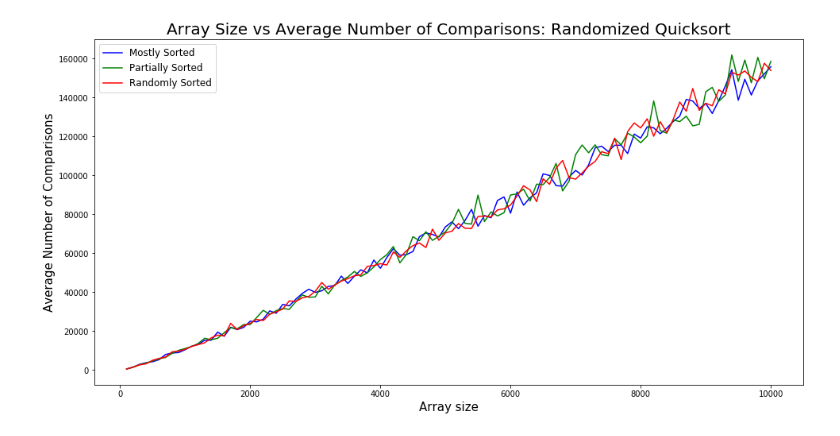
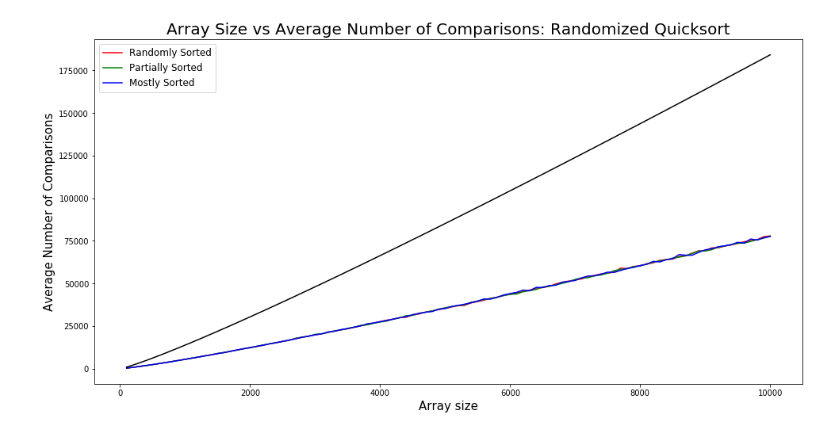
Before and after one commit to nathanielcrosby/QuickSort, a Jupyter notebook: random_graph.ipynb, the cells around one changed output. Saved outputs shown, nothing was run; the diff lists cells and outputs as text; code cells hidden in the pictures.

```diff
--- a/random_graph.ipynb
+++ b/random_graph.ipynb
@@ -35,14 +44,30 @@ y_random = y_random.astype('int')
+# %%
+avgData_random = []
+for i in range(100,10100,100):
+    avgData_random.append([i, sum(dataList_random[dataList_random[:,0] == i][:,1])/100])
+
+avgData_partial = []
+for i in range(100,10100,100):
+    avgData_partial.append([i, sum(dataList_partial[dataList_partial[:,0] == i][:,1])/100])
+
+avgData_mostly = []
+for i in range(100,10100,100):
+    avgData_mostly.append([i, sum(dataList_mostly[dataList_mostly[:,0] == i][:,1])/100])
+# %%
+avgData_random = np.array(avgData_random)
+avgData_partial = np.array(avgData_partial)
+avgData_mostly = np.array(avgData_mostly)
 # %%
 plt.figure(figsize=(16,8))
 plt.title('Array Size vs Average Number of Comparisons: Randomized Quicksort', fontsize=20)
 
-plt.plot(x_mostly, y_mostly, 'k', color='blue', label="Mostly Sorted")
-plt.plot(x_partial, y_partial, 'k', color = 'green', label="Partially Sorted")
-plt.plot(x_random, y_random, 'k', color = 'red', label="Randomly Sorted")
-#plt.plot(x_mostly, f(x_mostly), 'k', color = 'black')
+plt.plot(avgData_random[:,0], avgData_random[:,1], 'k', color = 'red', label="Randomly Sorted")
+plt.plot(avgData_partial[:,0], avgData_partial[:,1], 'k', color = 'green', label="Partially Sorted")
+plt.plot(avgData_mostly[:,0], avgData_mostly[:,1], 'k', color='blue', label="Mostly Sorted")
+plt.plot(avgData_mostly[:,0], f(avgData_mostly[:,0]), 'k', color = 'black')
 plt.xlabel('Array size', fontsize=15)
 plt.legend(loc="upper left", fontsize=12)
 plt.ylabel('Average Number of Comparisons', fontsize=15)
 plt.show()
 # %% [output]
-[figure, old version]
+[figure, new version]
```
Also changed, not shown: parts of 1 cell of this notebook, 7 other files.
